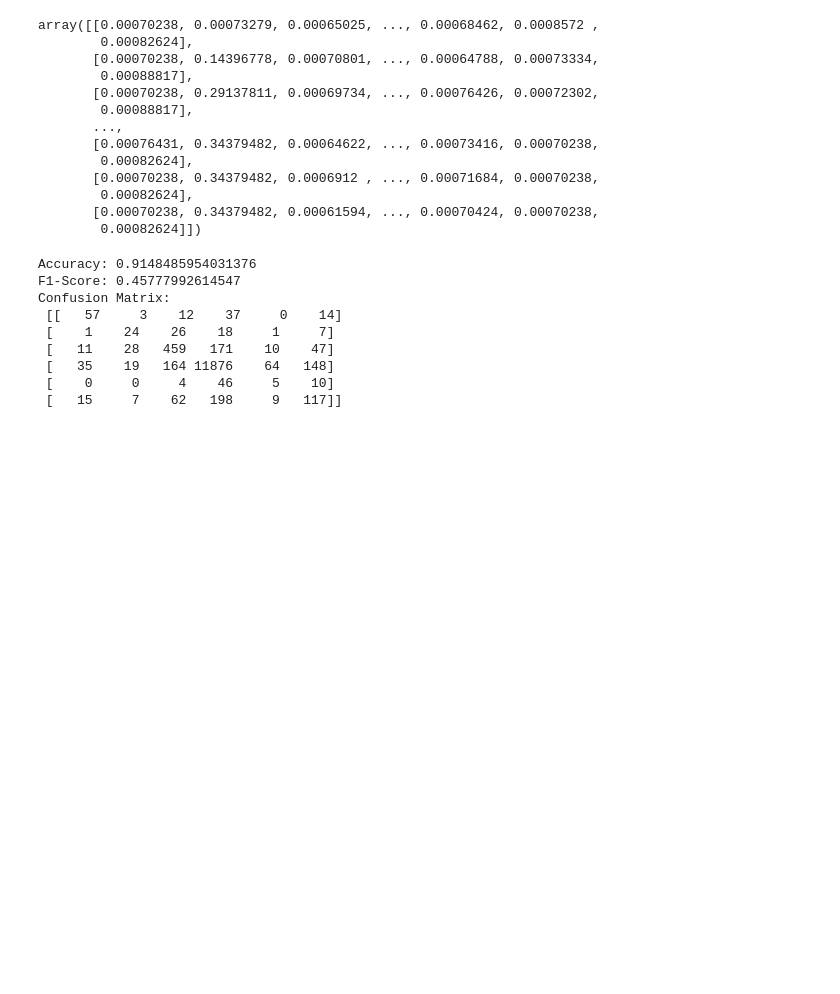
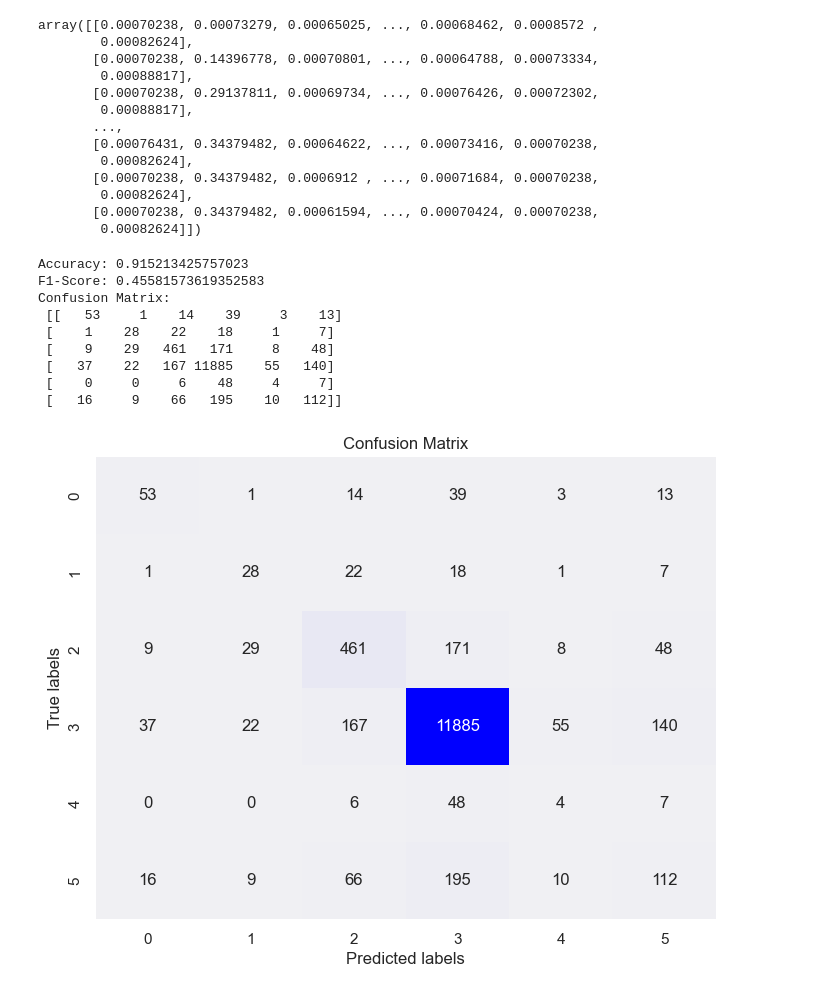
Before and after one commit to sandrynat/AmI_pdi_repo, a Jupyter notebook: Classificação Simples/SimpleClassification_V1_1min.ipynb, the cells around one changed output. Saved outputs shown, nothing was run; the diff lists cells and outputs as text; code cells hidden in the pictures; blank space fills up the shorter version.

```diff
--- a/Classificação Simples/SimpleClassification_V1_1min.ipynb
+++ b/Classificação Simples/SimpleClassification_V1_1min.ipynb
@@ -160,6 +158,6 @@ Text(0.5, 1.0, 'correlation matrix for context dataset')
 # %%
 #Eliminate unique/or almost unique columns
-df_final=df.drop(['time','lat','lng', 'datetime', 'uid','Unnamed: 0','trajectory_id'], axis=1)
+df_final=df.drop(['time','location_lat','location_lon', 'time_t', 'user_x'], axis=1)
 df_final
 # %% [output]
 |  | wifi_connected | sensor_light_mean | sensor_accelerometer_x_mean | sensor_accelerometer_y_mean | sensor_accelerometer_z_mean | ... |
@@ -273,22 +271,48 @@ X2_train, X2_test, y2_train, y2_test = train_test_split(X2, Y2, test_size=0.3,ra
 # %%
 #Training and testing a decicion tree classifier - transport mode
 from sklearn.tree import DecisionTreeClassifier
 from sklearn import metrics
 
 clf1 = DecisionTreeClassifier().fit(X1_train, y1_train)
 y1_pred=clf1.predict(X1_test)
 
 # Model Accuracy, how often is the classifier correct?
 print("Accuracy:",metrics.accuracy_score(y1_test, y1_pred))
 print("F1-Score:",metrics.f1_score(y1_test, y1_pred, average='macro'))
 print("Confusion Matrix:\n", metrics.confusion_matrix(y1_test, y1_pred))
+
+import numpy as np
+import matplotlib.pyplot as plt
+import seaborn as sns
+from sklearn.metrics import confusion_matrix
+
+# Assuming y_test and y_pred are your actual and predicted labels, respectively
+# If not, replace them with your actual and predicted labels
+# Example:
+# y_test = [0, 1, 1, 0, 1, 0, 0, 1]
+# y_pred = [0, 1, 1, 0, 1, 1, 0, 0]
+
+# Compute confusion matrix
+cm = metrics.confusion_matrix(y1_test, y1_pred)
+
+# Define the color map
+cmap = sns.light_palette("blue", as_cmap=True)
+
+# Plot the confusion matrix
+plt.figure(figsize=(8, 6))
+sns.heatmap(cm, annot=True, cmap=cmap, fmt='g', cbar=False)
+plt.xlabel('Predicted labels')
+plt.ylabel('True labels')
+plt.title('Confusion Matrix')
+plt.show()
 # %% [output]
-Accuracy: 0.9148485954031376
-F1-Score: 0.45777992614547
+Accuracy: 0.915213425757023
+F1-Score: 0.45581573619352583
 Confusion Matrix:
- [[   57     3    12    37     0    14]
- [    1    24    26    18     1     7]
- [   11    28   459   171    10    47]
- [   35    19   164 11876    64   148]
- [    0     0     4    46     5    10]
- [   15     7    62   198     9   117]]
+ [[   53     1    14    39     3    13]
+ [    1    28    22    18     1     7]
+ [    9    29   461   171     8    48]
+ [   37    22   167 11885    55   140]
+ [    0     0     6    48     4     7]
+ [   16     9    66   195    10   112]]
+[figure, added]
```
Also changed, not shown: parts of 8 cells of this notebook, 18 other files.
